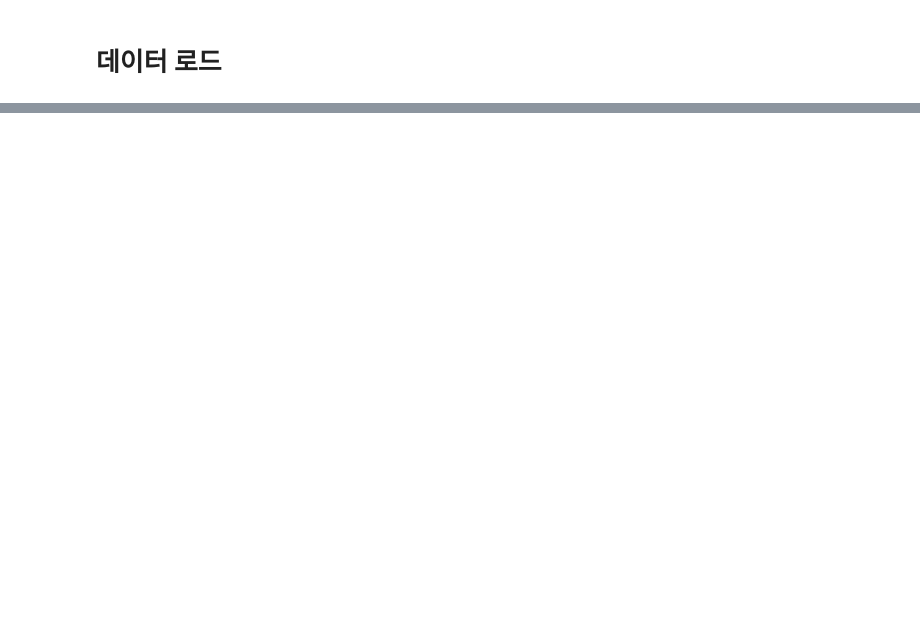
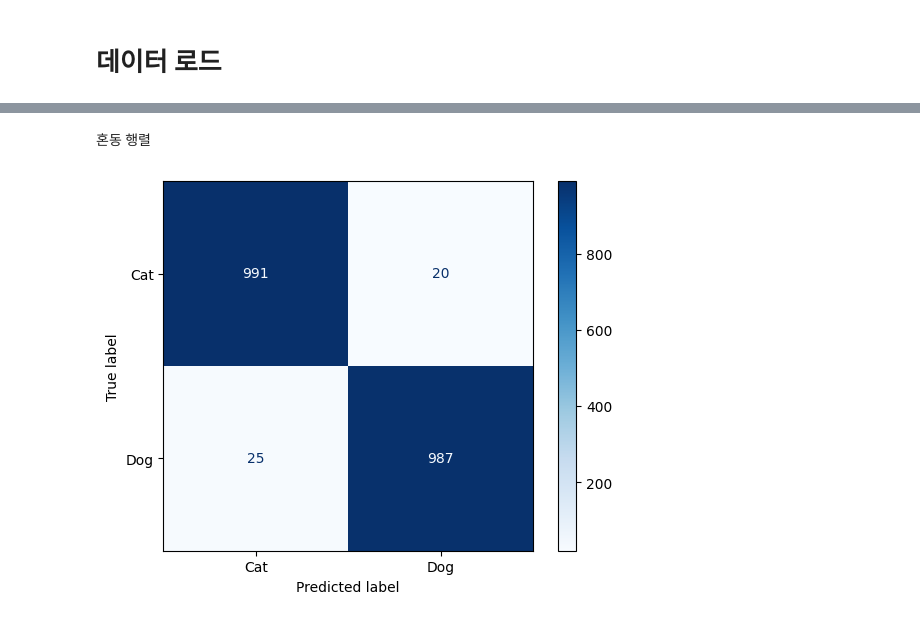
Before and after one commit to withoutsultang/Cat-and-Dog-CNN, a Jupyter notebook: machineLearning_catvsdog.ipynb, the cells around one changed output, grey strips where cells are left out. Saved outputs shown, nothing was run; the diff lists cells and outputs as text; code cells hidden in the pictures; blank space fills up the shorter version.

```diff
--- a/machineLearning_catvsdog.ipynb
+++ b/machineLearning_catvsdog.ipynb
@@ -300,0 +401,36 @@ Epoch(10/10): train_loss=0.2632 valid_loss=0.4543 best_loss=0.4410 train_acc=89.
+# %% [markdown]
+혼동 행렬
+# %%
+def plot_confusion_matrix(model, data_loader, device):
+    all_preds = []
+    all_labels = []
+    model = model.to(device)
+    model.eval()
+    with torch.no_grad():
+        for images, labels in data_loader:
+            images = images.to(device)
+            labels = labels.to(device)
+            outputs = model(images)
+            preds = torch.round(outputs).cpu().numpy()
+            labels = labels.cpu().numpy()
+
+            all_preds.extend(preds.flatten())
+            all_labels.extend(labels.flatten())
+
+    cm = confusion_matrix(all_labels, all_preds)
+    disp = ConfusionMatrixDisplay(confusion_matrix=cm, display_labels=['Cat', 'Dog'])
+    disp.plot(cmap='Blues')
+    plt.show()
+model_path = "/content/model_resnet18_bce.pth"
+
+model = ResNet18Binary()
+
+test_loader = DataLoader(test, batch_size=64, shuffle=False)
+device = torch.device("cuda:0" if torch.cuda.is_available() else "cpu")
+model = model.to(device)
+checkpoint = torch.load(model_path, map_location=device)
+model.load_state_dict(checkpoint['model'])
+# test_loader에 대한 혼동 행렬 시각화
+plot_confusion_matrix(model, test_loader, device)
+# %% [output]
+[figure, added]
```
Also changed, not shown: parts of 32 cells of this notebook.
